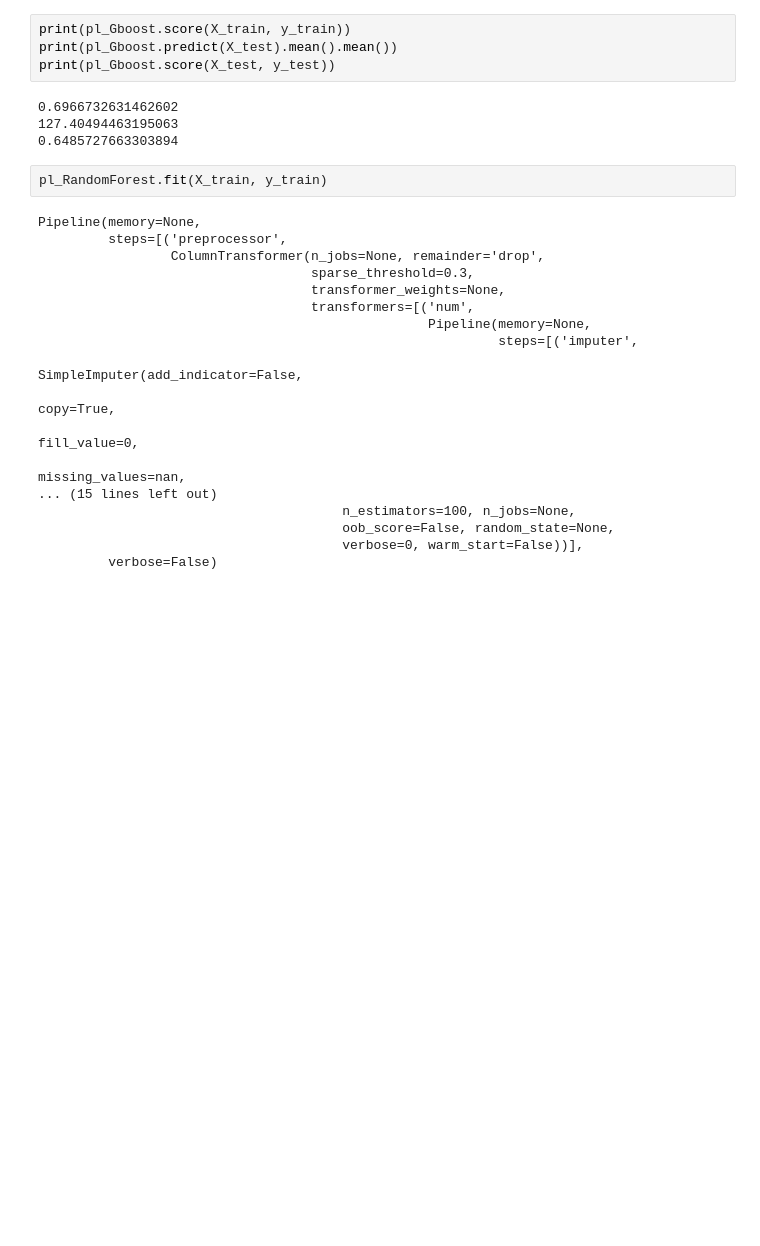
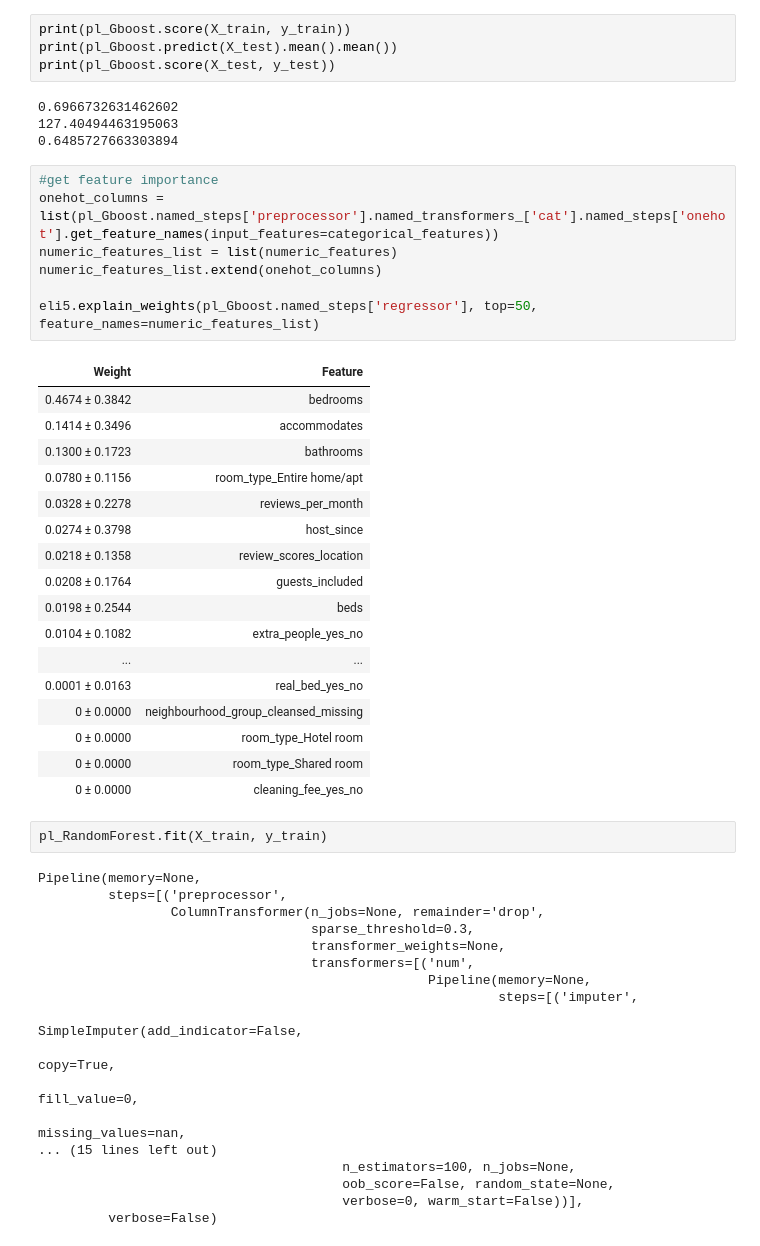
Before and after one commit to mkertajaya/Gerogetown-Project-Airbnb-PricePrediciton, a Jupyter notebook: 2_Model_Building/Pipeline_DCData.ipynb, the cells around one changed output. Saved outputs shown, nothing was run; the diff lists cells and outputs as text; blank space fills up the shorter version.

```diff
--- a/2_Model_Building/Pipeline_DCData.ipynb
+++ b/2_Model_Building/Pipeline_DCData.ipynb
@@ -395,6 +396,31 @@ print(pl_Gboost.score(X_test, y_test))
 0.6966732631462602
 127.40494463195063
 0.6485727663303894
+# %%
+#get feature importance
+onehot_columns = list(pl_Gboost.named_steps['preprocessor'].named_transformers_['cat'].named_steps['onehot'].get_feature_names(input_features=categorical_features))
+numeric_features_list = list(numeric_features)
+numeric_features_list.extend(onehot_columns)
+
+eli5.explain_weights(pl_Gboost.named_steps['regressor'], top=50, feature_names=numeric_features_list)
+# %% [output]
+| Weight | Feature |
+| 0.4674 ± 0.3842 | bedrooms |
+| 0.1414 ± 0.3496 | accommodates |
+| 0.1300 ± 0.1723 | bathrooms |
+| 0.0780 ± 0.1156 | room_type_Entire home/apt |
+| 0.0328 ± 0.2278 | reviews_per_month |
+| 0.0274 ± 0.3798 | host_since |
+| 0.0218 ± 0.1358 | review_scores_location |
+| 0.0208 ± 0.1764 | guests_included |
+| 0.0198 ± 0.2544 | beds |
+| 0.0104 ± 0.1082 | extra_people_yes_no |
+| ... | ... |
+| 0.0001 ± 0.0163 | real_bed_yes_no |
+| 0 ± 0.0000 | neighbourhood_group_cleansed_missing |
+| 0 ± 0.0000 | room_type_Hotel room |
+| 0 ± 0.0000 | room_type_Shared room |
+| 0 ± 0.0000 | cleaning_fee_yes_no |
 # %%
 pl_RandomForest.fit(X_train, y_train)
 # %% [output]
```
Also changed, not shown: parts of 2 cells of this notebook, 2 other files.
